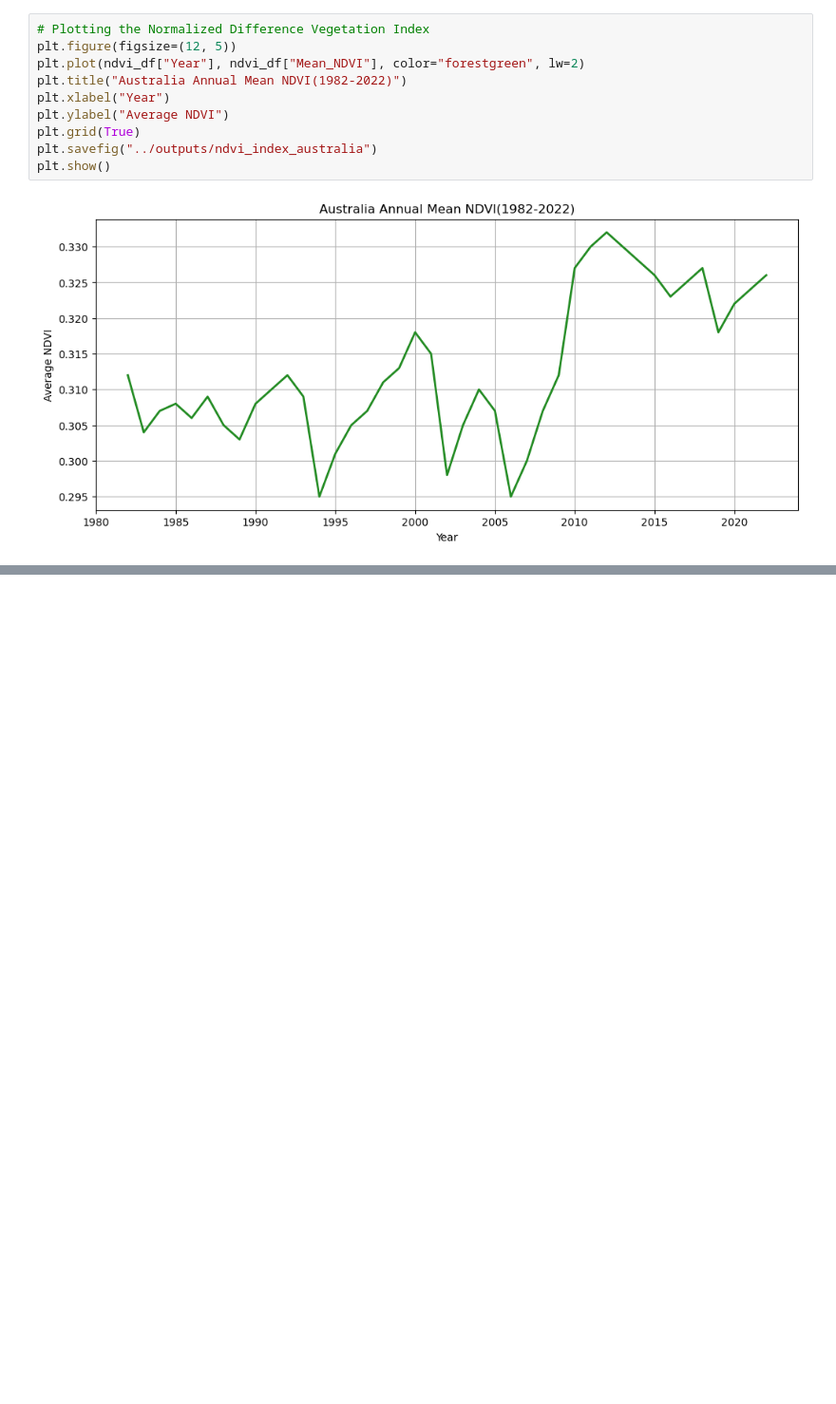
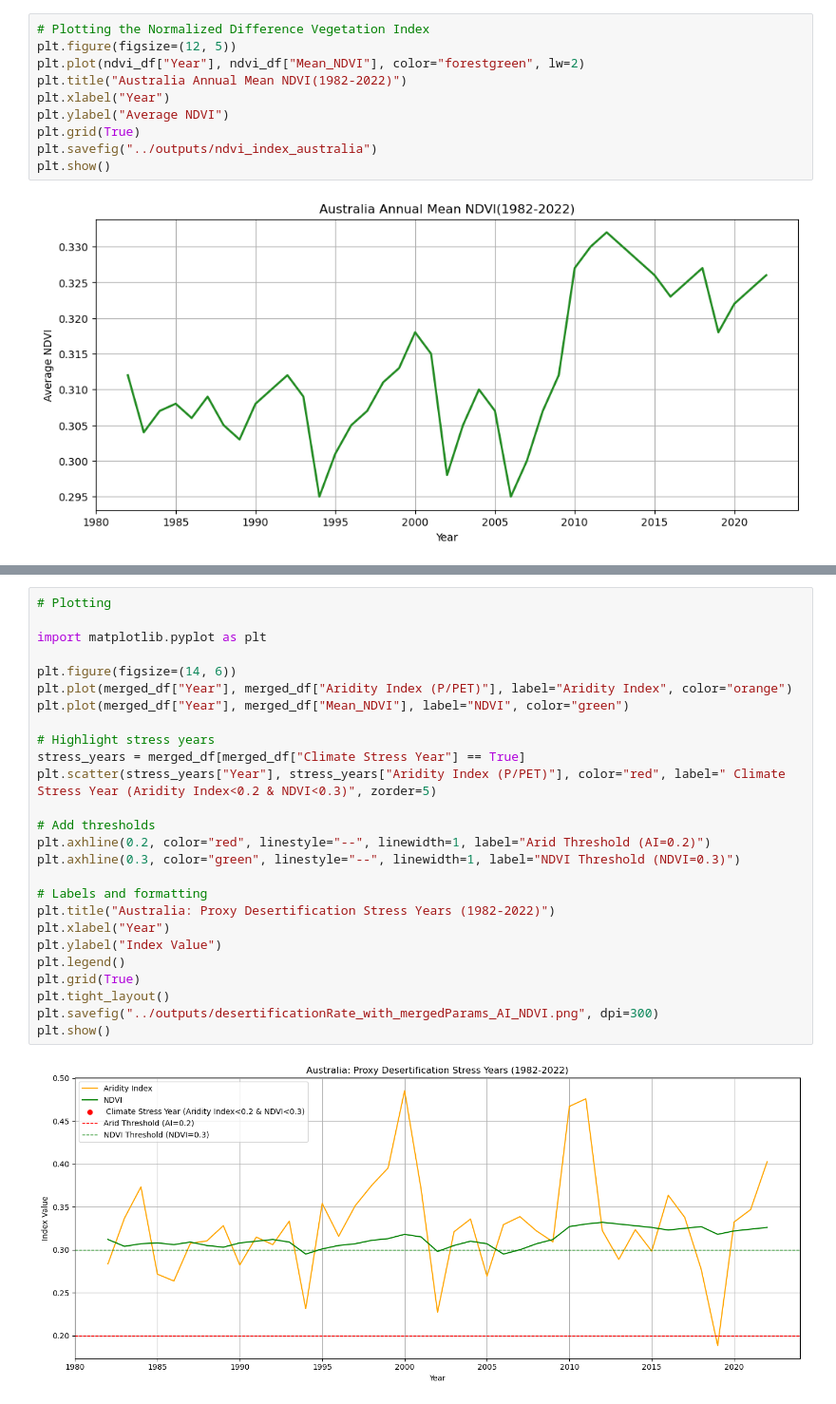
Before and after one commit to rogerespinosamorros/WeatherPredictionAustralia, a Jupyter notebook: notebooks/03Desertification.ipynb, the cells around one changed output, grey strips where cells are left out. Shown at 95% size. Drawn from its saved outputs; the diff is of its cells as text; blank space fills up the shorter version.

Commit message:
desertification-rate

```diff
--- a/notebooks/03Desertification.ipynb
+++ b/notebooks/03Desertification.ipynb
@@ -132,0 +210,28 @@ plt.show()
+# %%
+# Plotting
+
+import matplotlib.pyplot as plt
+
+plt.figure(figsize=(14, 6))
+plt.plot(merged_df["Year"], merged_df["Aridity Index (P/PET)"], label="Aridity Index", color="orange")
+plt.plot(merged_df["Year"], merged_df["Mean_NDVI"], label="NDVI", color="green")
+
+# Highlight stress years
+stress_years = merged_df[merged_df["Climate Stress Year"] == True]
+plt.scatter(stress_years["Year"], stress_years["Aridity Index (P/PET)"], color="red", label=" Climate Stress Year (Aridity Index<0.2 & NDVI<0.3)", zorder=5)
+
+# Add thresholds
+plt.axhline(0.2, color="red", linestyle="--", linewidth=1, label="Arid Threshold (AI=0.2)")
+plt.axhline(0.3, color="green", linestyle="--", linewidth=1, label="NDVI Threshold (NDVI=0.3)")
+
+# Labels and formatting
+plt.title("Australia: Proxy Desertification Stress Years (1982-2022)")
+plt.xlabel("Year")
+plt.ylabel("Index Value")
+plt.legend()
+plt.grid(True)
+plt.tight_layout()
+plt.savefig("../outputs/desertificationRate_with_mergedParams_AI_NDVI.png", dpi=300)
+plt.show()
+# %% [output]
+[figure, added]
```
Also changed, not shown: parts of 5 cells of this notebook, 1 other file.
